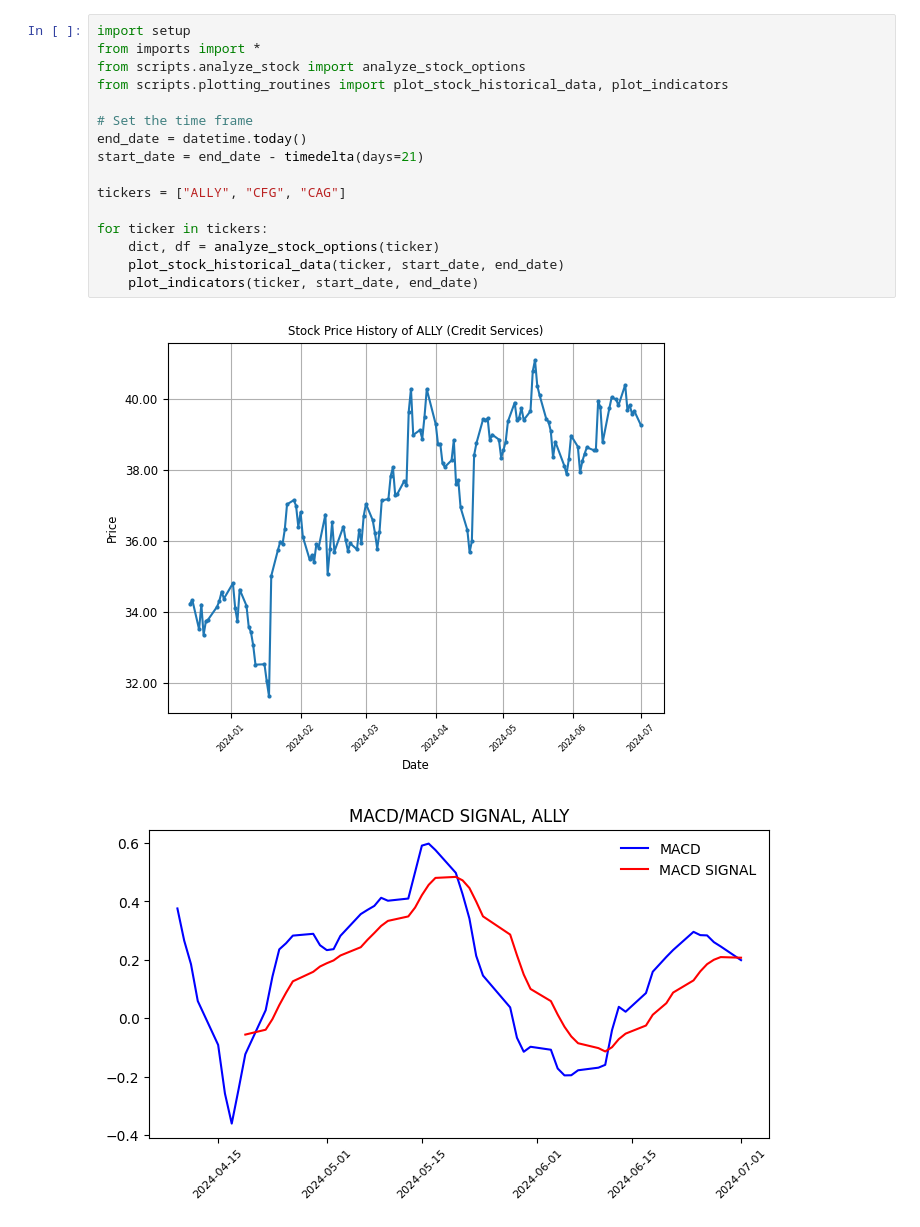
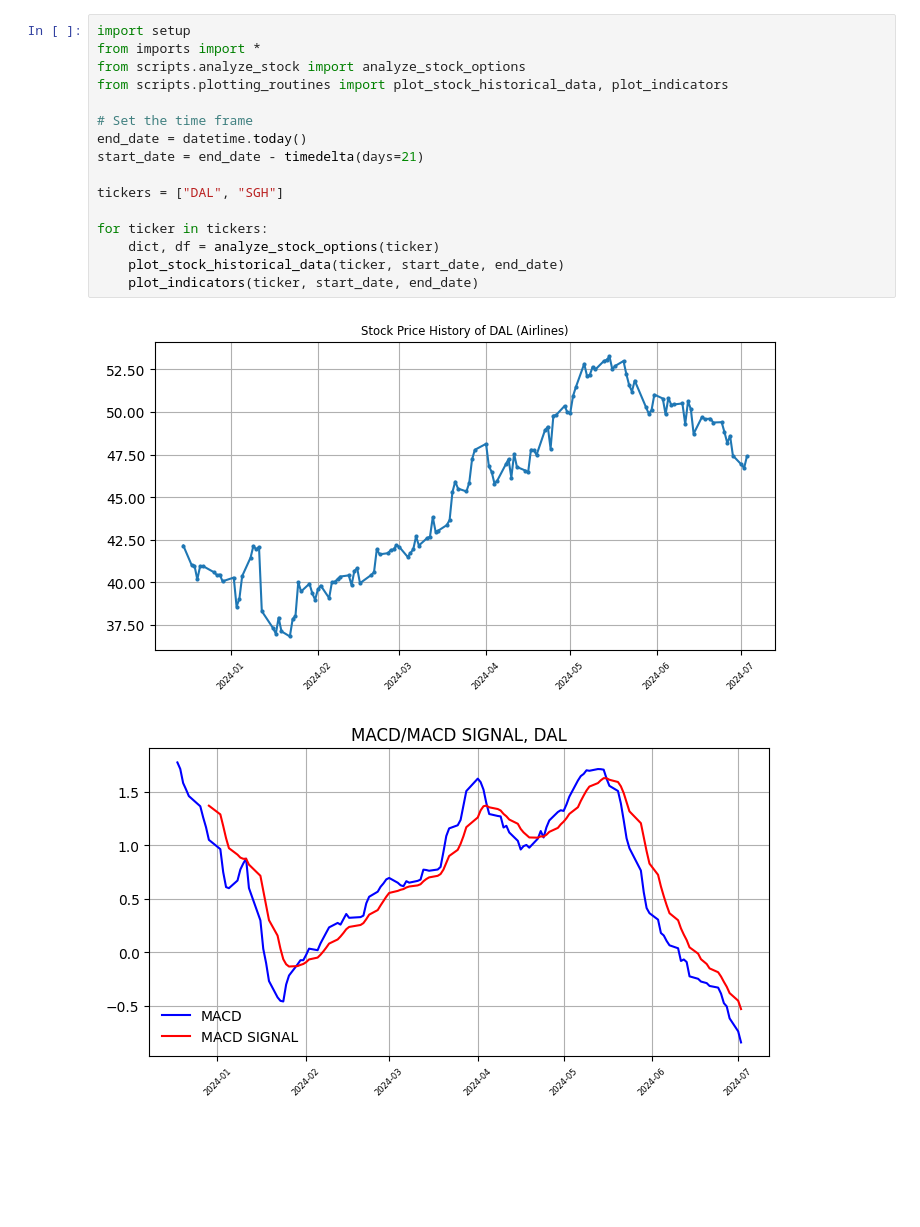
Before and after one commit to SaumikDana/Stock_Selector, a Jupyter notebook: notebooks/specific_stock_analysis.ipynb, the cells around one changed output. Saved outputs shown, nothing was run; the diff lists cells and outputs as text; blank space fills up the shorter version.

```diff
--- a/notebooks/specific_stock_analysis.ipynb
+++ b/notebooks/specific_stock_analysis.ipynb
@@ -1,19 +1,19 @@
 # %%
 import setup
 from imports import *
 from scripts.analyze_stock import analyze_stock_options
 from scripts.plotting_routines import plot_stock_historical_data, plot_indicators
 
 # Set the time frame
 end_date = datetime.today()
 start_date = end_date - timedelta(days=21)
 
-tickers = ["ALLY", "CFG", "CAG"]
+tickers = ["DAL", "SGH"]
 
 for ticker in tickers:
     dict, df = analyze_stock_options(ticker)
     plot_stock_historical_data(ticker, start_date, end_date)
     plot_indicators(ticker, start_date, end_date)
 # %% [output]
-[figure, old version]
+[figure, new version]
-[figure, old version]
+[figure, new version]
```
Also changed, not shown: parts of 1 cell of this notebook, 1 other file.
